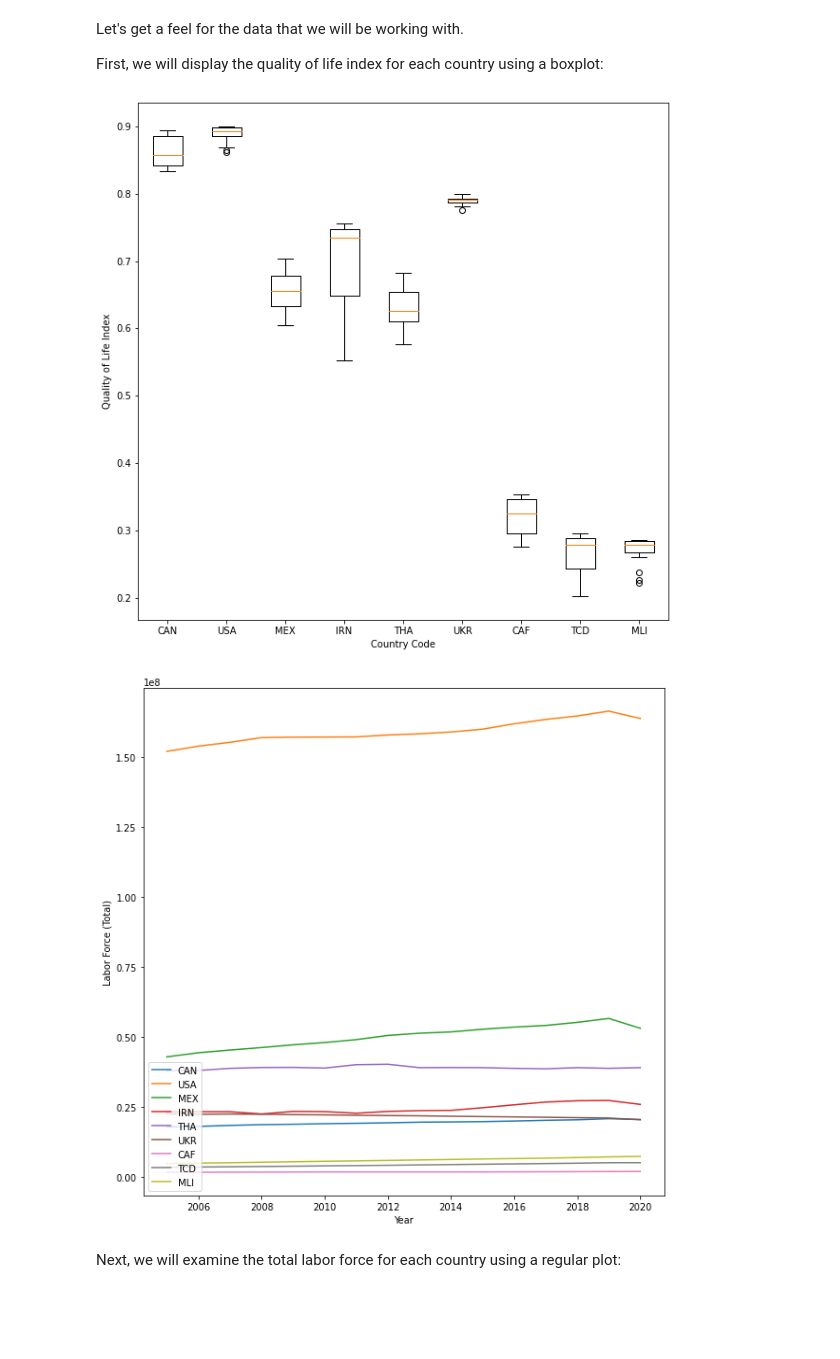
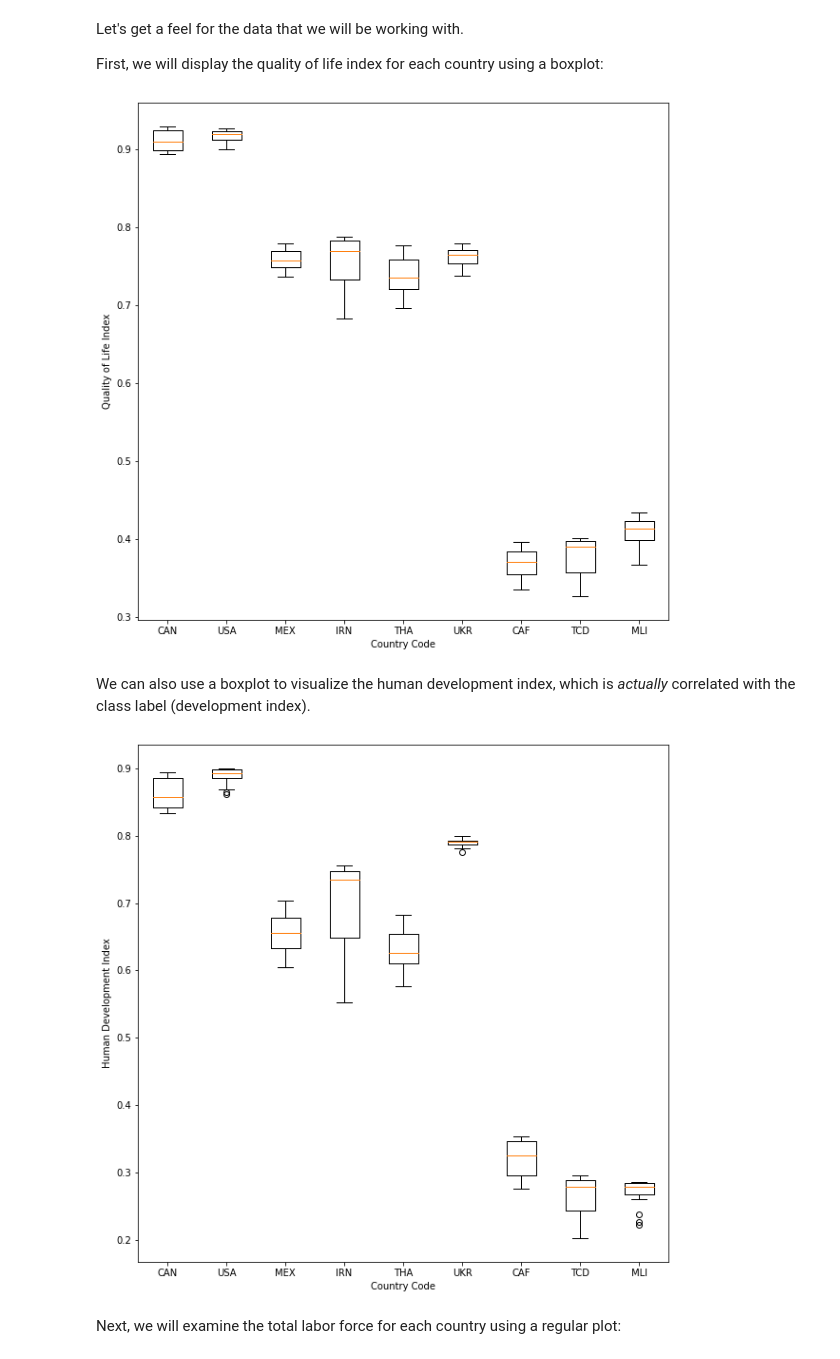
Before and after one commit to BazzaDEV/CSI4142-Project, a Jupyter notebook: Phase4-DataMining.ipynb, the cells around one changed output. Saved outputs shown, nothing was run; the diff lists cells and outputs as text; code cells hidden in the pictures; blank space fills up the shorter version.

```diff
--- a/Phase4-DataMining.ipynb
+++ b/Phase4-DataMining.ipynb
@@ -95,26 +91,25 @@ Let's get a feel for the data that we will be working with.
 First, we will display the quality of life index for each country using a boxplot:
 # %%
 plt.boxplot(
-    [raw_data[raw_data['country_code']==code]['human_development_index'] for code in country_codes],
+    [raw_data[raw_data['country_code']==code]['quality_of_life_index'] for code in country_codes],
     labels=country_codes)
 
 plt.xlabel('Country Code')
 plt.ylabel('Quality of Life Index')
 plt.show()
 # %% [output]
-[figure, old version]
+[figure, new version]
-# %%
-for code in country_codes:
-    country_data = raw_data[raw_data['country_code']==code]
-    # print(country_data)
-    plt.plot(country_data['year_'], country_data['labor_force_total'], label=code)
-
-plt.legend(loc='lower left')
-
-plt.xlabel('Year')
-plt.ylabel('Labor Force (Total)')
-plt.show()
-# %% [output]
-[figure, removed]
+# %% [markdown]
+We can also use a boxplot to visualize the human development index, which is *actually* correlated with the class label (development index).
+# %%
+plt.boxplot(
+    [raw_data[raw_data['country_code']==code]['human_development_index'] for code in country_codes],
+    labels=country_codes)
+
+plt.xlabel('Country Code')
+plt.ylabel('Human Development Index')
+plt.show()
+# %% [output]
+[figure, added]
 # %% [markdown]
 Next, we will examine the total labor force for each country using a regular plot:
```
Also changed, not shown: parts of 12 cells of this notebook.
